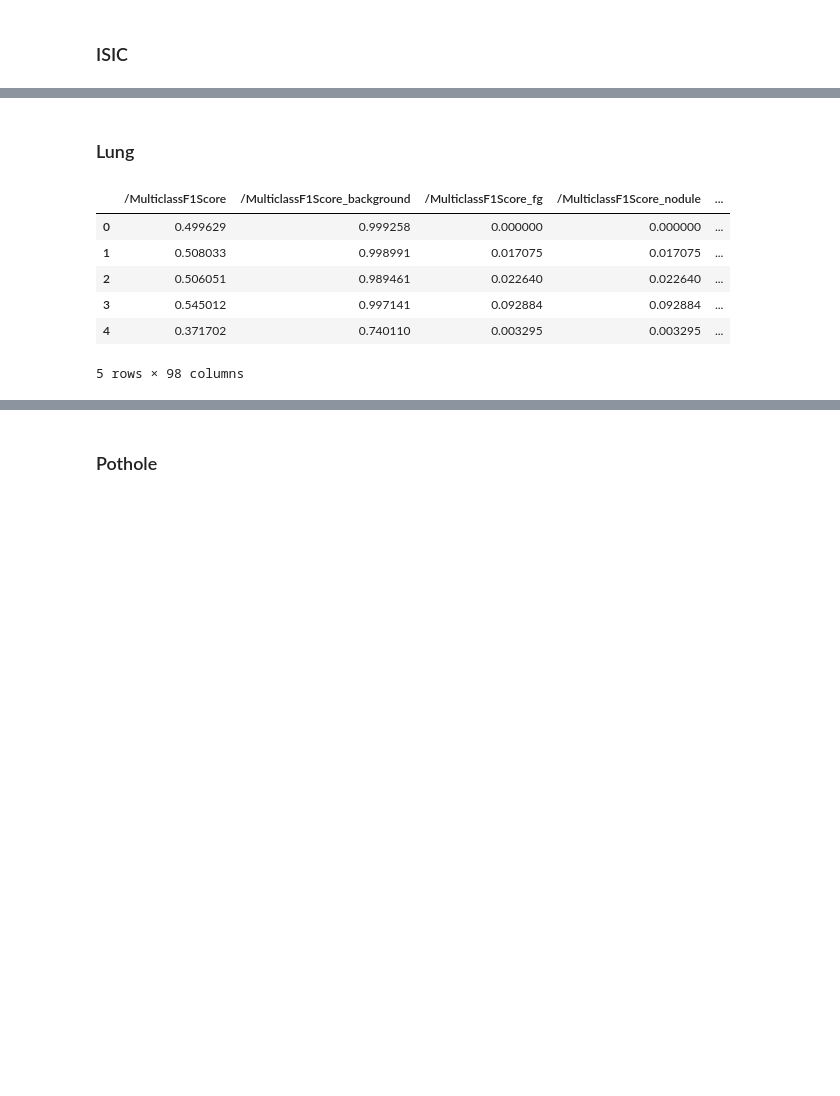
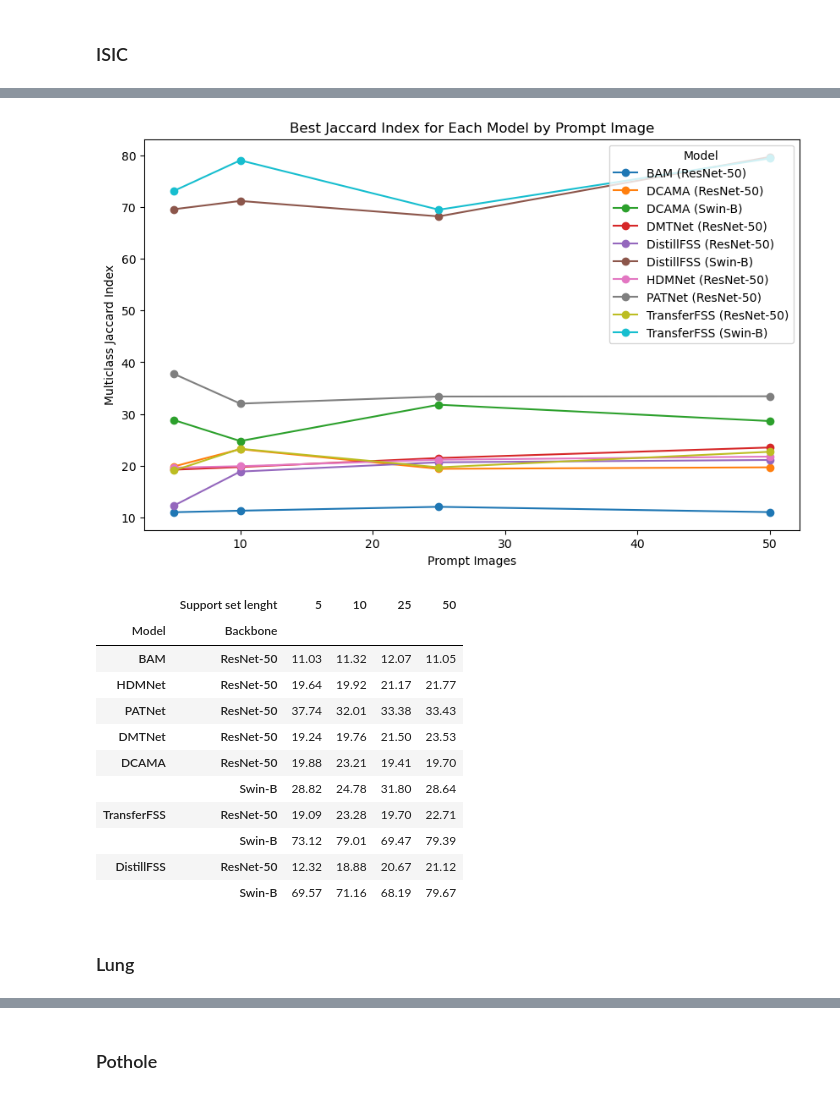
Before and after one commit to pasqualedem/DistillFSS, a Jupyter notebook: result.ipynb, the cells around one changed output, grey strips where cells are left out. Saved outputs shown, nothing was run; the diff lists cells and outputs as text; code cells hidden in the pictures; blank space fills up the shorter version.

Commit message:
fix multiclass

```diff
--- a/result.ipynb
+++ b/result.ipynb
@@ -98,0 +206,11 @@ plt.show()
+# %%
+dataset = "Nucleus"
+
+prompt_images_col = f'dataset.datasets.test_{dataset.lower()}.prompt_images'
+filters = {
+  "group": dataset
+}
+prompt_images = [5, 10, 25, 50]
+
+results[dataset] = get_runs(filters)
+results[dataset].head()
@@ -98,0 +225,4 @@ plt.show()
+# %%
+filtered_df = get_filtered_df(results[dataset], prompt_images, prompt_images_col)
+filtered_dfs[dataset] = filtered_df
+filtered_df
@@ -99,31 +244,20 @@ plt.show()
+# %%
+pivot_df = get_results_and_fig(dataset, filtered_df, prompt_images_col)
+pivots[dataset] = pivot_df
+pivot_df
+# %% [output]
+[figure, added]
+|  | Support set lenght | 5 | 10 | 25 | 50 |
+| Model | Backbone |  |  |  |  |
+| BAM | ResNet-50 | 11.03 | 11.32 | 12.07 | 11.05 |
+| HDMNet | ResNet-50 | 19.64 | 19.92 | 21.17 | 21.77 |
+| PATNet | ResNet-50 | 37.74 | 32.01 | 33.38 | 33.43 |
+| DMTNet | ResNet-50 | 19.24 | 19.76 | 21.50 | 23.53 |
+| DCAMA | ResNet-50 | 19.88 | 23.21 | 19.41 | 19.70 |
+|  | Swin-B | 28.82 | 24.78 | 31.80 | 28.64 |
+| TransferFSS | ResNet-50 | 19.09 | 23.28 | 19.70 | 22.71 |
+|  | Swin-B | 73.12 | 79.01 | 69.47 | 79.39 |
+| DistillFSS | ResNet-50 | 12.32 | 18.88 | 20.67 | 21.12 |
+|  | Swin-B | 69.57 | 71.16 | 68.19 | 79.67 |
 # %% [markdown]
 ### Lung
-# %%
-import pandas as pd
-import wandb
-api = wandb.Api()
-
-filters = {
-  "group": "LungCancer"
-}
-runs = api.runs("pasqualedem/FSSWeed", filters=filters)
-
-runs_list = []
-for run in runs:
-    runs_list.append({
-        **run.summary._json_dict,
-        **linearize_dict({k: v for k,v in run.config.items()
-          if not k.startswith('_')}),
-        **{"name": run.name}
-        })
-
-runs_df = pd.DataFrame(runs_list)
-runs_df.head()
-# %% [output]
-|  | /MulticlassF1Score | /MulticlassF1Score_background | /MulticlassF1Score_fg | /MulticlassF1Score_nodule | ... |
-| 0 | 0.499629 | 0.999258 | 0.000000 | 0.000000 | ... |
-| 1 | 0.508033 | 0.998991 | 0.017075 | 0.017075 | ... |
-| 2 | 0.506051 | 0.989461 | 0.022640 | 0.022640 | ... |
-| 3 | 0.545012 | 0.997141 | 0.092884 | 0.092884 | ... |
-| 4 | 0.371702 | 0.740110 | 0.003295 | 0.003295 | ... |
-5 rows × 98 columns
```
Also changed, not shown: parts of 41 cells of this notebook, 9 other files.
